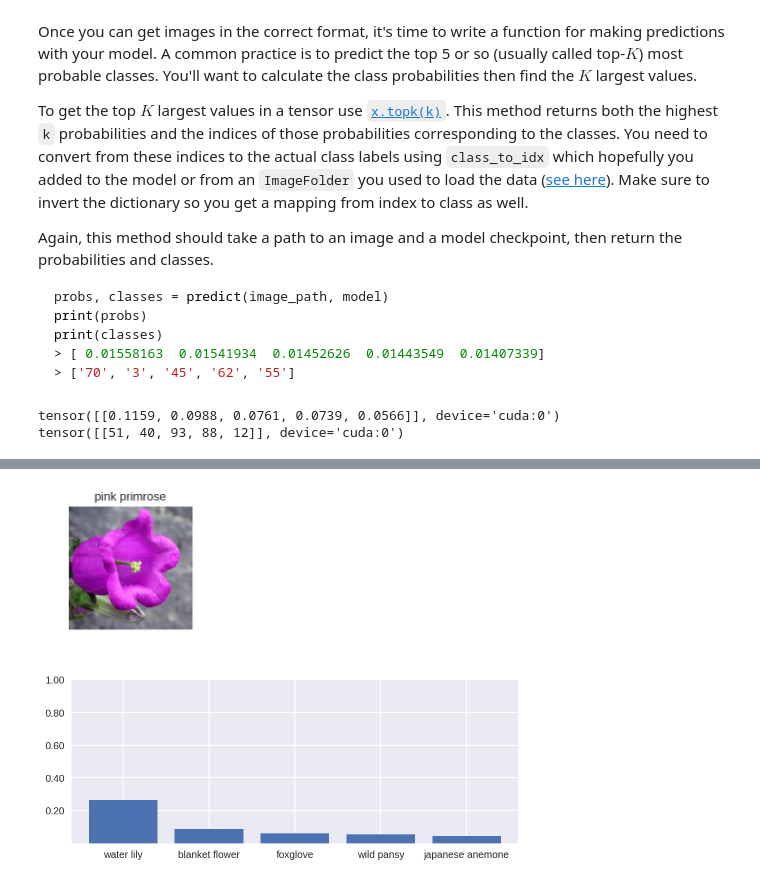
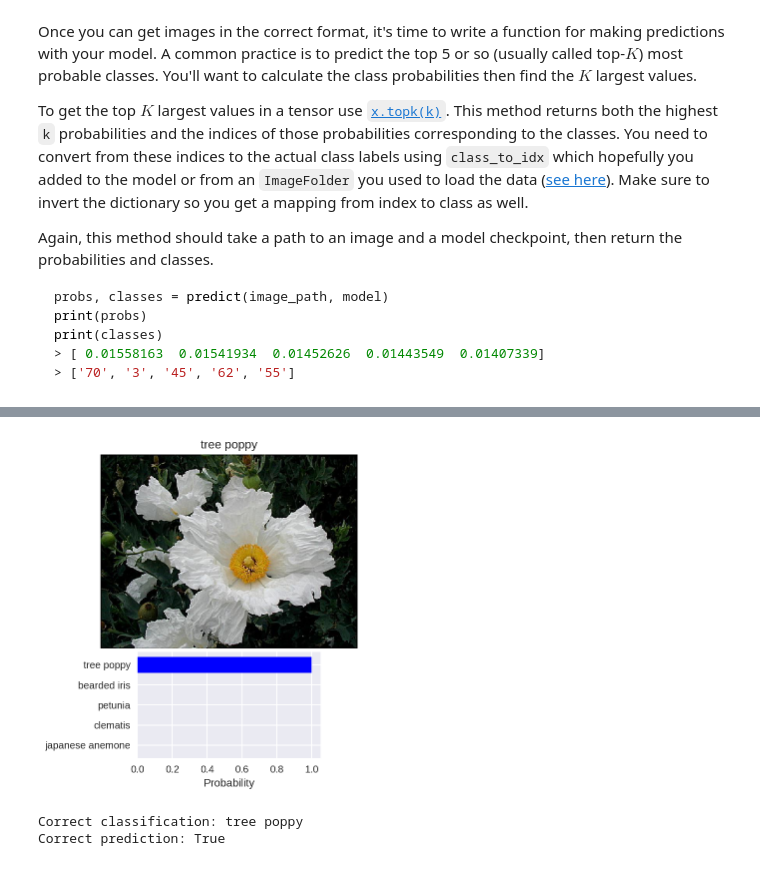
Before and after one commit to ellyanalinden/PyTorch_Flower, a Jupyter notebook: Image_Classifier_Project_checkpoint.ipynb, the cells around one changed output, grey strips where cells are left out. Cells and saved outputs as stored; diff of their text form; code cells hidden in the pictures.

```diff
--- a/Image_Classifier_Project_checkpoint.ipynb
+++ b/Image_Classifier_Project_checkpoint.ipynb
@@ -135,6 +148,6 @@ When training make sure you're updating only the weights of the feed-forward net
 # %%
 # TODO: Build and train your network
 # %%
-model = models.densenet121(pretrained=True)
-model
+nn_model = models.vgg16(pretrained=True)
+nn_model
 # %% [output]
@@ -380,20 +401,20 @@ def process_image(image):
     '''
     # TODO: Process a PIL image for use in a PyTorch model
 
-    adjustments = transforms.Compose([
+    pil_image = Image.open(image).convert('RGB')
+
+    adjustment = transforms.Compose([
         transforms.Resize(256),
         transforms.CenterCrop(224),
         transforms.ToTensor(),
         transforms.Normalize(mean=[0.485, 0.456, 0.406], std=[0.229, 0.224, 0.225])
     ])
 
-    img_pil = Image.open(image)
+    pil_image = adjustment(pil_image)
 
-    img_tensor = adjustments(img_pil)
+    return pil_image
 
-    return img_tensor
-
-img = (data_dir + '/train' + '/1/' + 'image_06734.jpg')
-img = process_image(img)
-print(img.shape)
+# Process a PIL image for use in a PyTorch model
+check_image = process_image(data_dir + '/valid' + '/20/image_04903.jpg')
+type(check_image)
 # %% [output]
@@ -467,8 +465,0 @@ def predict(image_path, model, topk=5):
-# %%
-img = (data_dir + '/valid' + '/3/' + 'image_06621.jpg')
-val1, val2 = predict(img, model)
-print(val1)
-print(val2)
-# %% [output]
-tensor([[0.1159, 0.0988, 0.0761, 0.0739, 0.0566]], device='cuda:0')
-tensor([[51, 40, 93, 88, 12]], device='cuda:0')
@@ -521,5 +506,36 @@ def check_sanity():
-# %%
-check_sanity()
-# %% [output]
-[figure, removed]
-[figure, removed]
+# %%
+# TODO: Display an image along with the top 5 classes
+chk_image_file = data_dir + '/valid' + '/70/image_05289.jpg'
+correct_class = cat_to_name['70']
+
+top_prob, top_classes = predict(chk_image_file, checkpoint_model)
+
+label = top_classes[0]
+
+fig = plt.figure(figsize=(6,6))
+sp_img = plt.subplot2grid((15,9), (0,0), colspan=9, rowspan=9)
+sp_prd = plt.subplot2grid((15,9), (9,2), colspan=5, rowspan=5)
+
+image = Image.open(chk_image_file)
+sp_img.axis('off')
+sp_img.set_title(f'{cat_to_name[label]}')
+sp_img.imshow(image)
+
+labels =[]
+for class_idx in top_classes:
+  labels.append(cat_to_name[class_idx])
+
+yp = np.arange(5)
+sp_prd.set_yticks(yp)
+sp_prd.set_yticklabels(labels)
+sp_prd.set_xlabel('Probability')
+sp_prd.invert_yaxis()
+sp_prd.barh(yp, top_prob, xerr=0, align='center', color='blue')
+
+plt.show()
+print(f'Correct classification: {correct_class}')
+print(f'Correct prediction: {correct_class == cat_to_name[label]}')
+# %% [output]
+[figure, added]
+Correct classification: tree poppy
+Correct prediction: True
```
Also changed, not shown: parts of 27 cells of this notebook.
